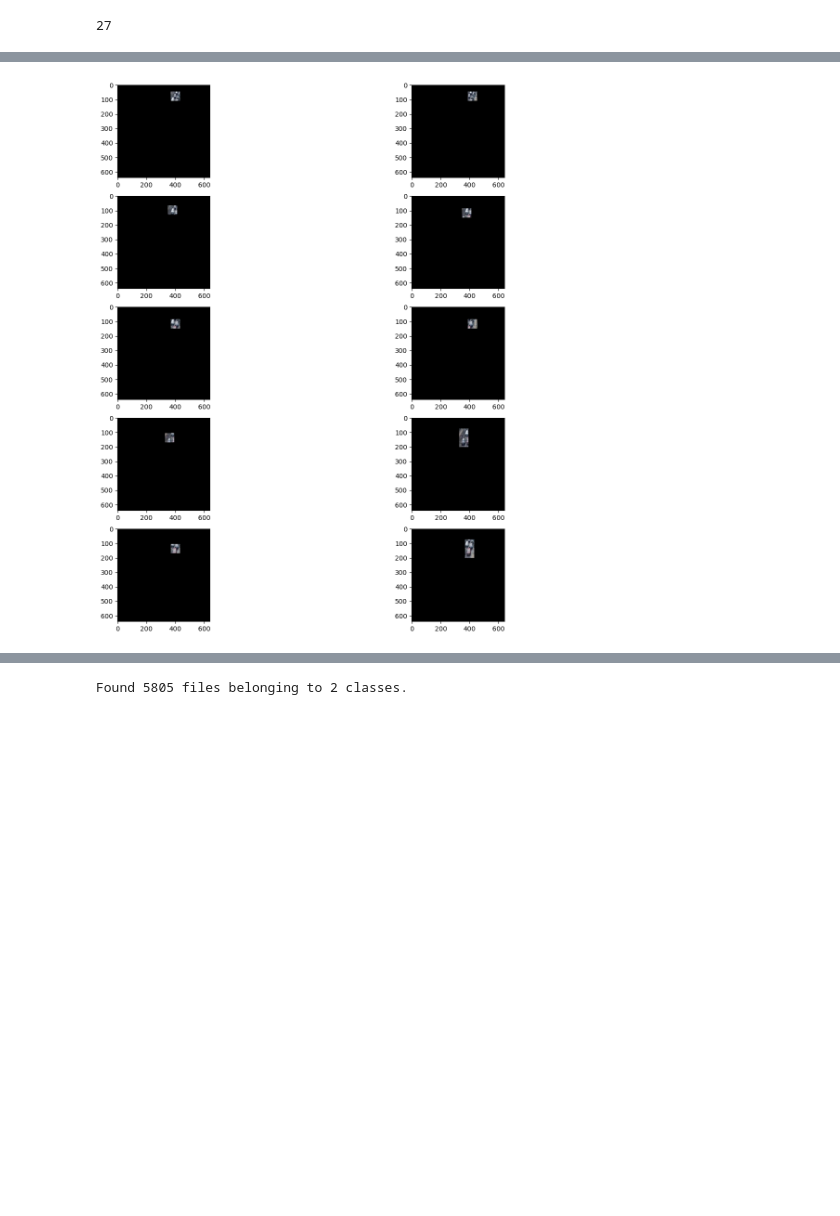
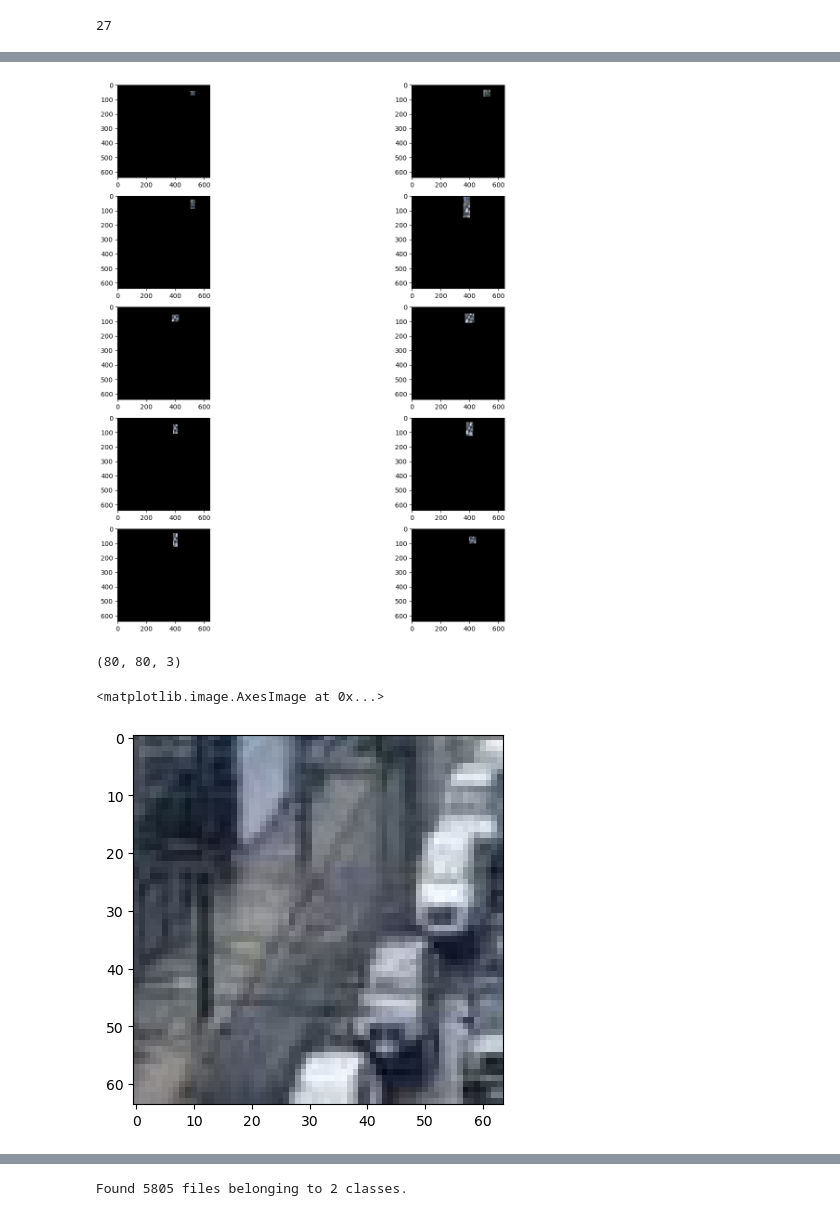
Before and after one commit to AsimWattoo/Traffic_Object_Detection_TensorFlow, a Jupyter notebook: RegionProposalNetwork.ipynb, the cells around one changed output, grey strips where cells are left out. Drawn from its saved outputs; the diff is of its cells as text; code cells hidden in the pictures; blank space fills up the shorter version.

```diff
--- a/RegionProposalNetwork.ipynb
+++ b/RegionProposalNetwork.ipynb
@@ -217,6 +258,6 @@ len(regions_masks), len(region_targets)
 # %%
 fig, axs = plt.subplots(5, 2, figsize=(15, 15))
-index = 0
+index = 10
 
 for i in range(5):
     for j in range(2):
@@ -225,7 +266,7 @@ for i in range(5):
         region_mask = regions_masks[index]
         index += 1
         new_image = image.copy()
-        new_image[region_mask != 0.5] = 0
+        new_image[region_mask != 1] = 0
         axs[i, j].imshow(new_image)
 # %% [output]
-[figure, old version]
+[figure, new version]
@@ -231,0 +283,15 @@ for i in range(5):
+# %%
+region = region_targets[224]
+x = region[3]
+y = region[4]
+width = region[5]
+height = region[6]
+cropped_image = image[x - width: x + width, y - height : y + height, :]
+cropped_image = np.reshape(cropped_image, (width * 2, height * 2, 3))
+print(cropped_image.shape)
+cropped_image = cv2.resize(cropped_image, (64, 64))
+plt.imshow(cropped_image)
+# %% [output]
+(80, 80, 3)
+<matplotlib.image.AxesImage at 0x...>
+[figure, added]
```
Also changed, not shown: parts of 10 cells of this notebook.
